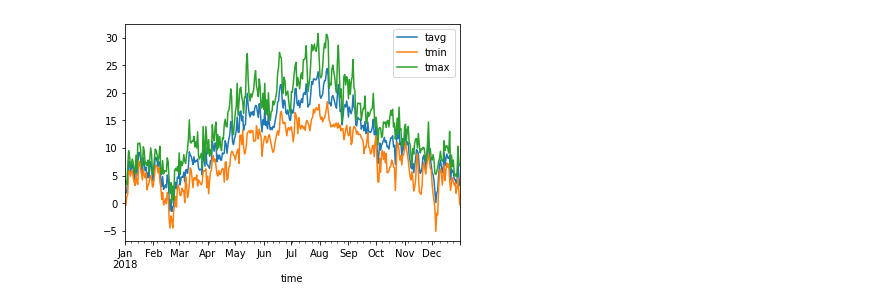
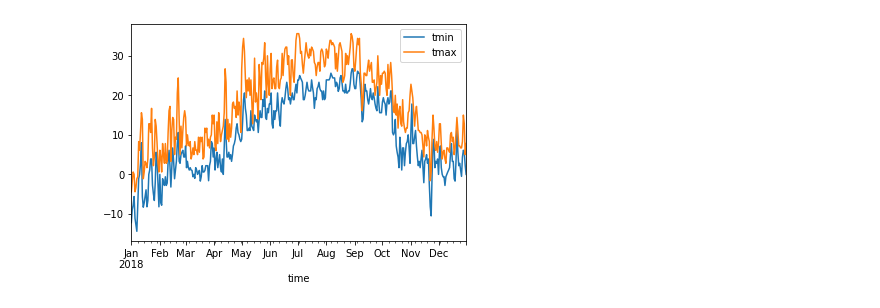
Before and after one commit to Harrison-Ward/Boiling_Frog, a Jupyter notebook: sandbox/api_testing.ipynb, the cells around one changed output. Drawn from its saved outputs; the diff is of its cells as text; code cells hidden in the pictures.

```diff
--- a/sandbox/api_testing.ipynb
+++ b/sandbox/api_testing.ipynb
@@ -5,17 +5,18 @@ from meteostat import Point, Daily
 # %%
 # Set time period
 start = datetime(2018, 1, 1)
 end = datetime(2018, 12, 31)
 
 # Create Point for Vancouver, BC
 vancouver = Point(49.2497, -123.1193, 70)
+nyc = Point(40.730610, -73.935242)
 
 # Get daily data for 2018
-data = Daily(vancouver, start, end)
+data = Daily(nyc, start, end)
 data = data.fetch()
 
 # Plot line chart including average, minimum and maximum temperature
-data.plot(y=['tavg', 'tmin', 'tmax'])
+data.plot(y=['tmin', 'tmax'])
 plt.show()
 # %% [output]
-[figure, old version]
+[figure, new version]
```
Also changed, not shown: parts of 1 cell of this notebook.
